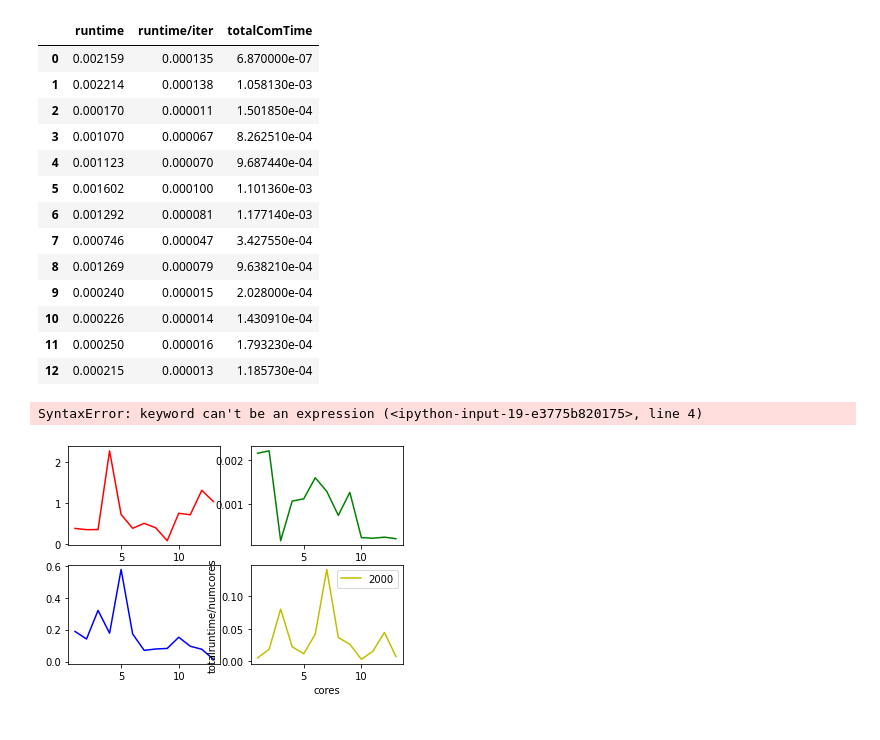
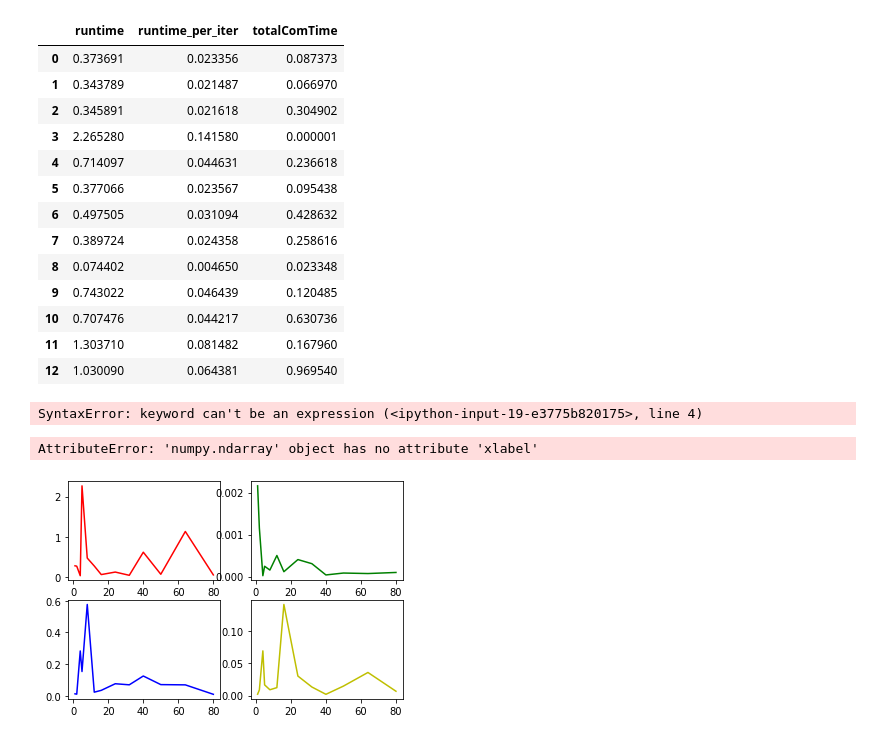
Before and after one commit to GenosW/NSSC2, a Jupyter notebook: exercise1/Alex/Task2/plots.ipynb, the cells around one changed output. Saved outputs shown, nothing was run; the diff lists cells and outputs as text; code cells hidden in the pictures.

```diff
--- a/exercise1/Alex/Task2/plots.ipynb
+++ b/exercise1/Alex/Task2/plots.ipynb
@@ -35,28 +35,33 @@ for file in files_8000:
         df = pd.read_csv(file)
         data_8000 = data_8000.append(df, ignore_index=True)
 # %%
-d = np.arange(1,len(data_250)+1)
+d = [1,2,4,5,8,12,16,24,32,40,50,64,80]
 data_250
 h =[]
 h = data_8000.runtime
 #for i in range(int(len(h)/2)):
     #print(i*2,h[i*2])
 data_250
+data_250.columns = ['runtime','runtime_per_iter','totalComTime']
+data_2000.columns = ['runtime','runtime_per_iter','totalComTime']
+data_4000.columns = ['runtime','runtime_per_iter','totalComTime']
+data_8000.columns = ['runtime','runtime_per_iter','totalComTime']
+data_8000
 # %% [output]
-|  | runtime | runtime/iter | totalComTime |
-| 0 | 0.002159 | 0.000135 | 6.870000e-07 |
-| 1 | 0.002214 | 0.000138 | 1.058130e-03 |
-| 2 | 0.000170 | 0.000011 | 1.501850e-04 |
-| 3 | 0.001070 | 0.000067 | 8.262510e-04 |
-| 4 | 0.001123 | 0.000070 | 9.687440e-04 |
-| 5 | 0.001602 | 0.000100 | 1.101360e-03 |
-| 6 | 0.001292 | 0.000081 | 1.177140e-03 |
-| 7 | 0.000746 | 0.000047 | 3.427550e-04 |
-| 8 | 0.001269 | 0.000079 | 9.638210e-04 |
-| 9 | 0.000240 | 0.000015 | 2.028000e-04 |
-| 10 | 0.000226 | 0.000014 | 1.430910e-04 |
-| 11 | 0.000250 | 0.000016 | 1.793230e-04 |
-| 12 | 0.000215 | 0.000013 | 1.185730e-04 |
+|  | runtime | runtime_per_iter | totalComTime |
+| 0 | 0.373691 | 0.023356 | 0.087373 |
+| 1 | 0.343789 | 0.021487 | 0.066970 |
+| 2 | 0.345891 | 0.021618 | 0.304902 |
+| 3 | 2.265280 | 0.141580 | 0.000001 |
+| 4 | 0.714097 | 0.044631 | 0.236618 |
+| 5 | 0.377066 | 0.023567 | 0.095438 |
+| 6 | 0.497505 | 0.031094 | 0.428632 |
+| 7 | 0.389724 | 0.024358 | 0.258616 |
+| 8 | 0.074402 | 0.004650 | 0.023348 |
+| 9 | 0.743022 | 0.046439 | 0.120485 |
+| 10 | 0.707476 | 0.044217 | 0.630736 |
+| 11 | 1.303710 | 0.081482 | 0.167960 |
+| 12 | 1.030090 | 0.064381 | 0.969540 |
 # %%
 plt.figure()
 sns.lineplot(y="runtime", x=d, data=data_250)
@@ -71,16 +76,16 @@ plt.savefig('time_plot.png')
 SyntaxError: keyword can't be an expression (<ipython-input-19-e3775b820175>, line 4)
 # %%
 figure, axes = plt.subplots(nrows=2, ncols=2)
-axes[0, 0].plot(d,data_8000.runtime, label='8000', color = 'r')
-axes[1, 0].plot(d,data_4000.runtime, label='4000', color = 'b')
-axes[1, 1].plot(d,data_2000.runtime, label='2000', color = 'y')
-s")
-axes[0, 1].plot(d,data_250.runtime, label='250', color = 'g')
+axes[0, 0].plot(d,data_8000.runtime-data_8000.totalComTime, label='8000', color = 'r')
+axes[1, 0].plot(d,data_4000.runtime-data_4000.totalComTime, label='4000', color = 'b')
+axes[1, 1].plot(d,data_2000.runtime-data_2000.totalComTime, label='2000', color = 'y')
+axes[0, 1].plot(d,data_250.runtime-data_250.totalComTime, label='250', color = 'g')
 axes.xlabel("cores")
 axes.ylabel("totalruntime/numcores")
 axes.ylabel("totalruntime/numcores")
 axes.savefig('parallel_speed_up.png')
 # %% [output]
+AttributeError: 'numpy.ndarray' object has no attribute 'xlabel'
-[figure, old version]
+[figure, new version]
 # %%
 plt.figure()
```
Also changed, not shown: parts of 1 cell of this notebook, 12 other files.
